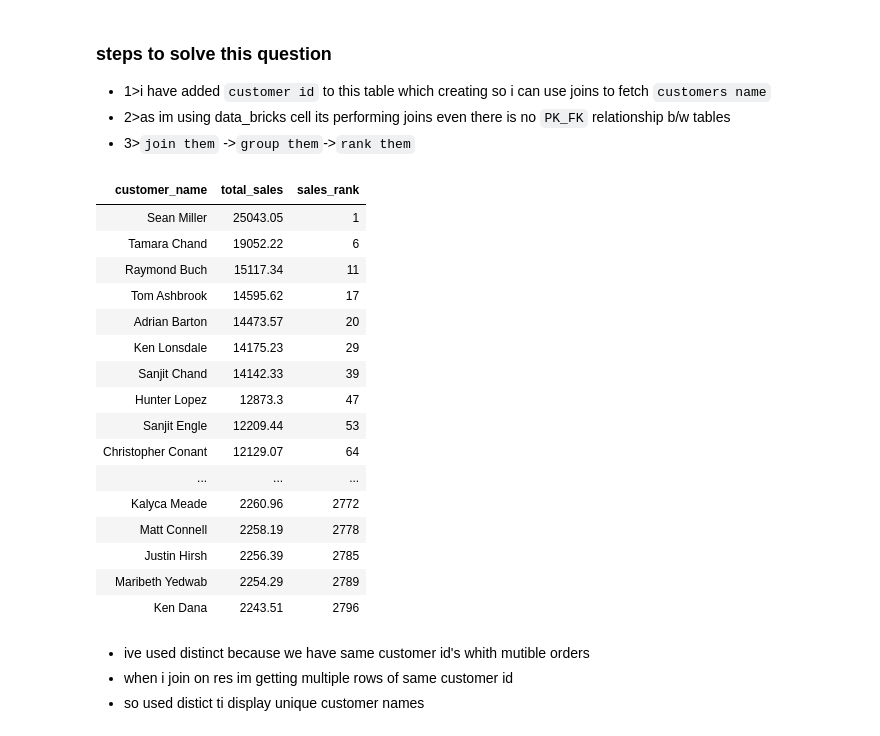
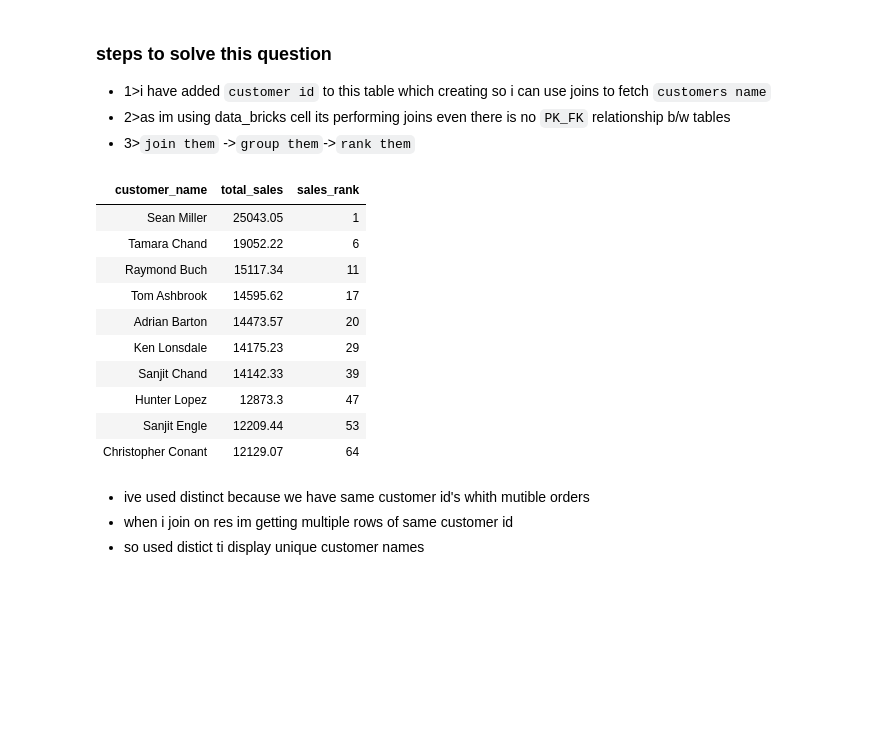
Before and after one commit to sameermd07/Celebal_Excellence_Internship, a Jupyter notebook: Assignment-3/PART-2/assignment3.2.ipynb, the cells around one changed output. Cells and saved outputs as stored; diff of their text form; code cells hidden in the pictures; blank space fills up the shorter version.

```diff
--- a/Assignment-3/PART-2/assignment3.2.ipynb
+++ b/Assignment-3/PART-2/assignment3.2.ipynb
@@ -360,29 +341,23 @@ describe orders;
 # %%
 with res as ( select customer_id,round(sum(sales), 2) as total_sales from orders group by customer_id
 )
 select distinct b.customer_name,a.total_sales,
 rank() over(order by a.total_sales desc) as sales_rank
 from res a
 join customers b on a.customer_id = b.customer_id
-order by sales_rank asc;
+order by sales_rank asc limit 10;
 # %% [output]
 | customer_name | total_sales | sales_rank |
 | Sean Miller | 25043.05 | 1 |
 | Tamara Chand | 19052.22 | 6 |
 | Raymond Buch | 15117.34 | 11 |
 | Tom Ashbrook | 14595.62 | 17 |
 | Adrian Barton | 14473.57 | 20 |
 | Ken Lonsdale | 14175.23 | 29 |
 | Sanjit Chand | 14142.33 | 39 |
 | Hunter Lopez | 12873.3 | 47 |
 | Sanjit Engle | 12209.44 | 53 |
 | Christopher Conant | 12129.07 | 64 |
-| ... | ... | ... |
-| Kalyca Meade | 2260.96 | 2772 |
-| Matt Connell | 2258.19 | 2778 |
-| Justin Hirsh | 2256.39 | 2785 |
-| Maribeth Yedwab | 2254.29 | 2789 |
-| Ken Dana | 2243.51 | 2796 |
 # %% [markdown]
 - ive used distinct because we have same customer id's whith mutible orders
 - when i join on res im getting multiple rows of same customer id
```
Also changed, not shown: parts of 15 cells of this notebook, 2 other files.
